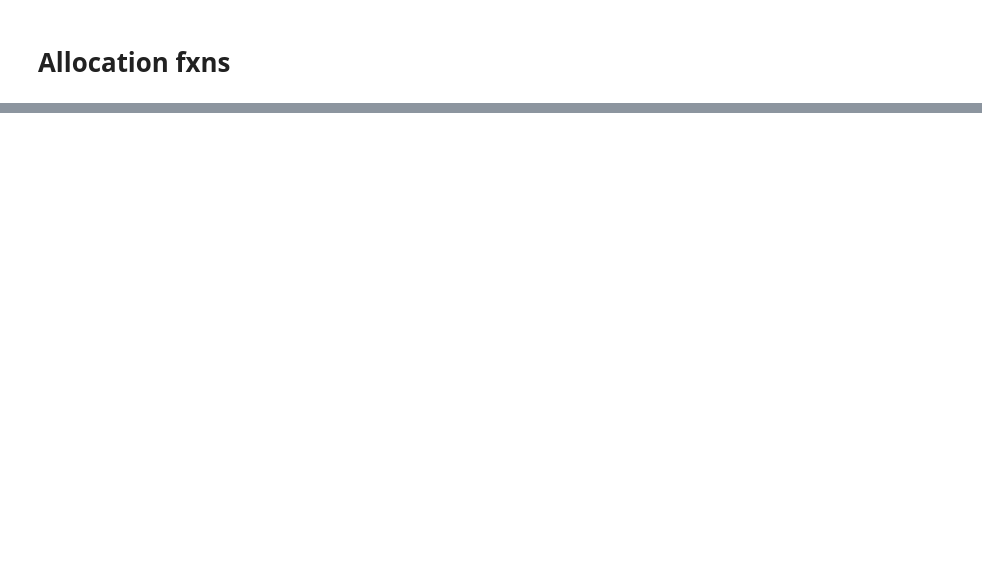
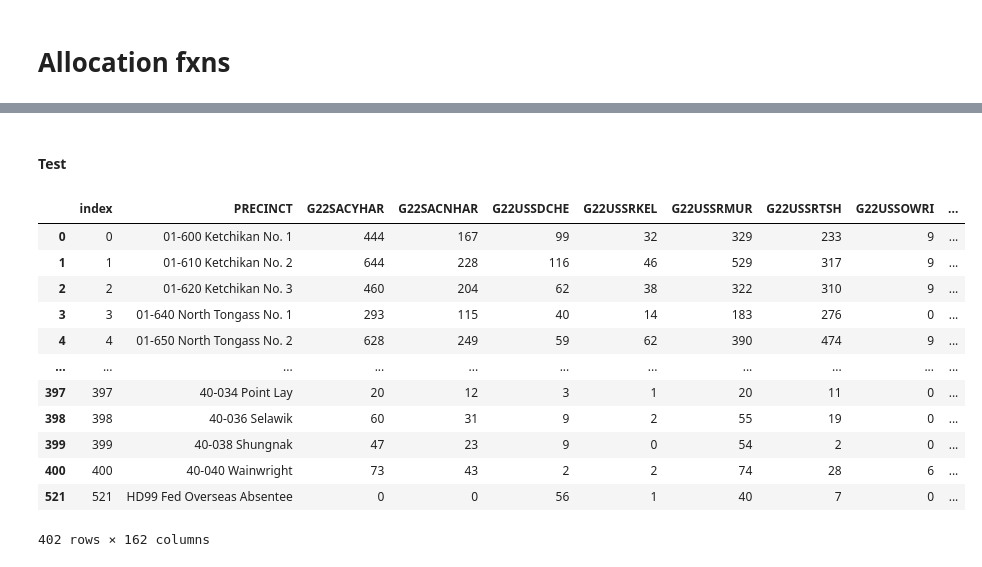
Before and after one commit to nonpartisan-redistricting-datahub/pber_collection, a Jupyter notebook: AK/2022/ak_election_results.ipynb, the cells around one changed output, grey strips where cells are left out. Drawn from its saved outputs; the diff is of its cells as text; code cells hidden in the pictures; blank space fills up the shorter version.

```diff
--- a/AK/2022/ak_election_results.ipynb
+++ b/AK/2022/ak_election_results.ipynb
@@ -582,0 +739,20 @@ KeyError: 'Total_Votes'
+# %%
+allocating_to_all_empty_precs = True
+df_receiving_district_votes_final["FedDistrict"] = "HD"
+df_allocating = ak_2022_fed_overseas
+df_allocating["FedDistrict"] = "HD"
+column_list = list(merge.columns[merge.columns.str.startswith("G")])
+col_allocating = "FedDistrict"
+
+df_receiving_votes_1 = update_total_votes_col(df_receiving_district_votes_final, column_list, allocating_to_all_empty_precs)
+precinct_specific_totals = df_receiving_votes_1[df_receiving_votes_1.columns[df_receiving_votes_1.columns.str.startswith("G")]].sum()
+#create_prec_spec_totals(df_receiving_votes_1, col_allocating)
+to_dole_out_totals = create_to_dole_out_totals(df_allocating, col_allocating)
+
+df_receiving_votes_post_check = check_allocation_feasability(df_receiving_votes_1, precinct_specific_totals, to_dole_out_totals, allocating_to_all_empty_precs=False)
+df_receiving_votes_w_add_rem_floor = add_rem_floor_cols_to_df(df_receiving_votes_post_check, column_list)
+
+sum_dataframe = check_sum_total(precinct_specific_totals, to_dole_out_totals)
+df_receiving_votes_post_first_allocation = first_allocation_iteration(df_receiving_votes_w_add_rem_floor, col_allocating, to_dole_out_totals)
+df_receiving_votes_post_district_allocation = district_allocation_iteration(df_receiving_votes_post_first_allocation, col_allocating, to_dole_out_totals)
+df_receiving_votes_post_final_allocation = final_allocation_iteration(df_receiving_votes_post_district_allocation, column_list, original_cols, sum_dataframe)
@@ -582,0 +783,7 @@ KeyError: 'Total_Votes'
+# %%
+df_receiving_district_votes_final = #ak_2022_precinct.sum()#df_receiving_votes_final
+df_allocating = ak_2022_fed_overseas
+column_list = list(merge.columns[merge.columns.str.startswith("G")])
+col_allocating = "District"
+
+df_receiving_fed_votes_final = main(df_receiving_district_votes_final,df_allocating,column_list,col_allocating,allocating_to_all_empty_precs=True)
@@ -582,0 +843,8 @@ KeyError: 'Total_Votes'
+# %%
+df = df_receiving_votes_final
+# %%
+#Manually Allocate Unallocated Votes
+#Create a Total Votes column
+df["Total Votes"] = 0
+for race in column_list:
+    df.loc[:,"Total Votes"]+=df.loc[:,race]
@@ -994,0 +1360,23 @@ def allocate_absentee(df_receiving_votes,df_allocating,column_list,col_allocatin
+# %% [markdown]
+#### Test
+# %%
+df_receiving_votes = ak_2022_precinct
+df_allocating = ak_2022_to_allocate
+column_list = list(merge.columns[merge.columns.str.startswith("G")])
+col_allocating = "District"
+
+allocate_absentee(df_receiving_votes,df_allocating,column_list,col_allocating,allocating_to_all_empty_precs=False)
+# %% [output]
+|  | index | PRECINCT | G22SACYHAR | G22SACNHAR | G22USSDCHE | G22USSRKEL | G22USSRMUR | G22USSRTSH | G22USSOWRI | ... |
+| 0 | 0 | 01-600 Ketchikan No. 1 | 444 | 167 | 99 | 32 | 329 | 233 | 9 | ... |
+| 1 | 1 | 01-610 Ketchikan No. 2 | 644 | 228 | 116 | 46 | 529 | 317 | 9 | ... |
+| 2 | 2 | 01-620 Ketchikan No. 3 | 460 | 204 | 62 | 38 | 322 | 310 | 9 | ... |
+| 3 | 3 | 01-640 North Tongass No. 1 | 293 | 115 | 40 | 14 | 183 | 276 | 0 | ... |
+| 4 | 4 | 01-650 North Tongass No. 2 | 628 | 249 | 59 | 62 | 390 | 474 | 9 | ... |
+| ... | ... | ... | ... | ... | ... | ... | ... | ... | ... | ... |
+| 397 | 397 | 40-034 Point Lay | 20 | 12 | 3 | 1 | 20 | 11 | 0 | ... |
+| 398 | 398 | 40-036 Selawik | 60 | 31 | 9 | 2 | 55 | 19 | 0 | ... |
+| 399 | 399 | 40-038 Shungnak | 47 | 23 | 9 | 0 | 54 | 2 | 0 | ... |
+| 400 | 400 | 40-040 Wainwright | 73 | 43 | 2 | 2 | 74 | 28 | 6 | ... |
+| 521 | 521 | HD99 Fed Overseas Absentee | 0 | 0 | 56 | 1 | 40 | 7 | 0 | ... |
+402 rows × 162 columns
```
Also changed, not shown: parts of 50 cells of this notebook.
